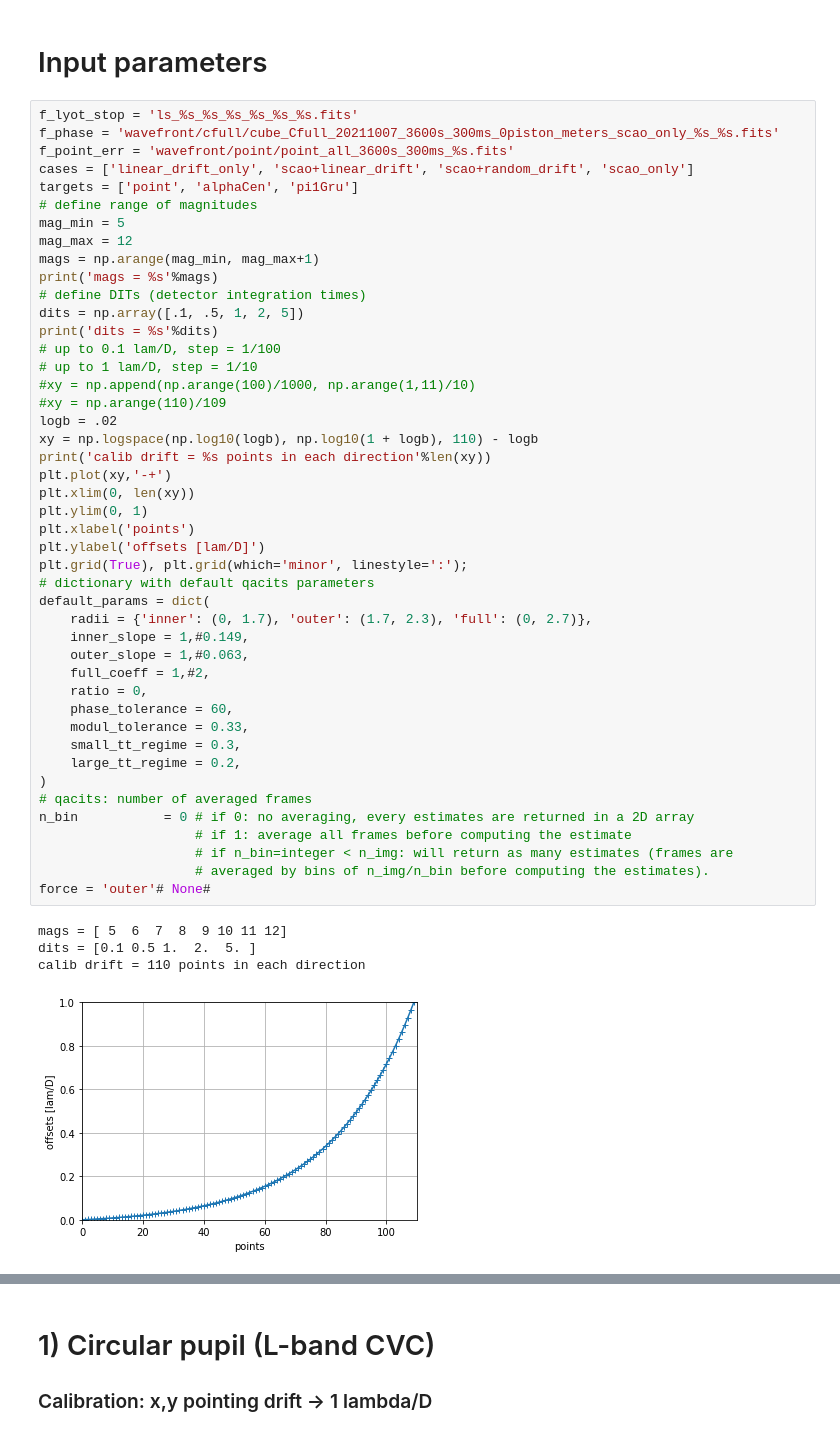
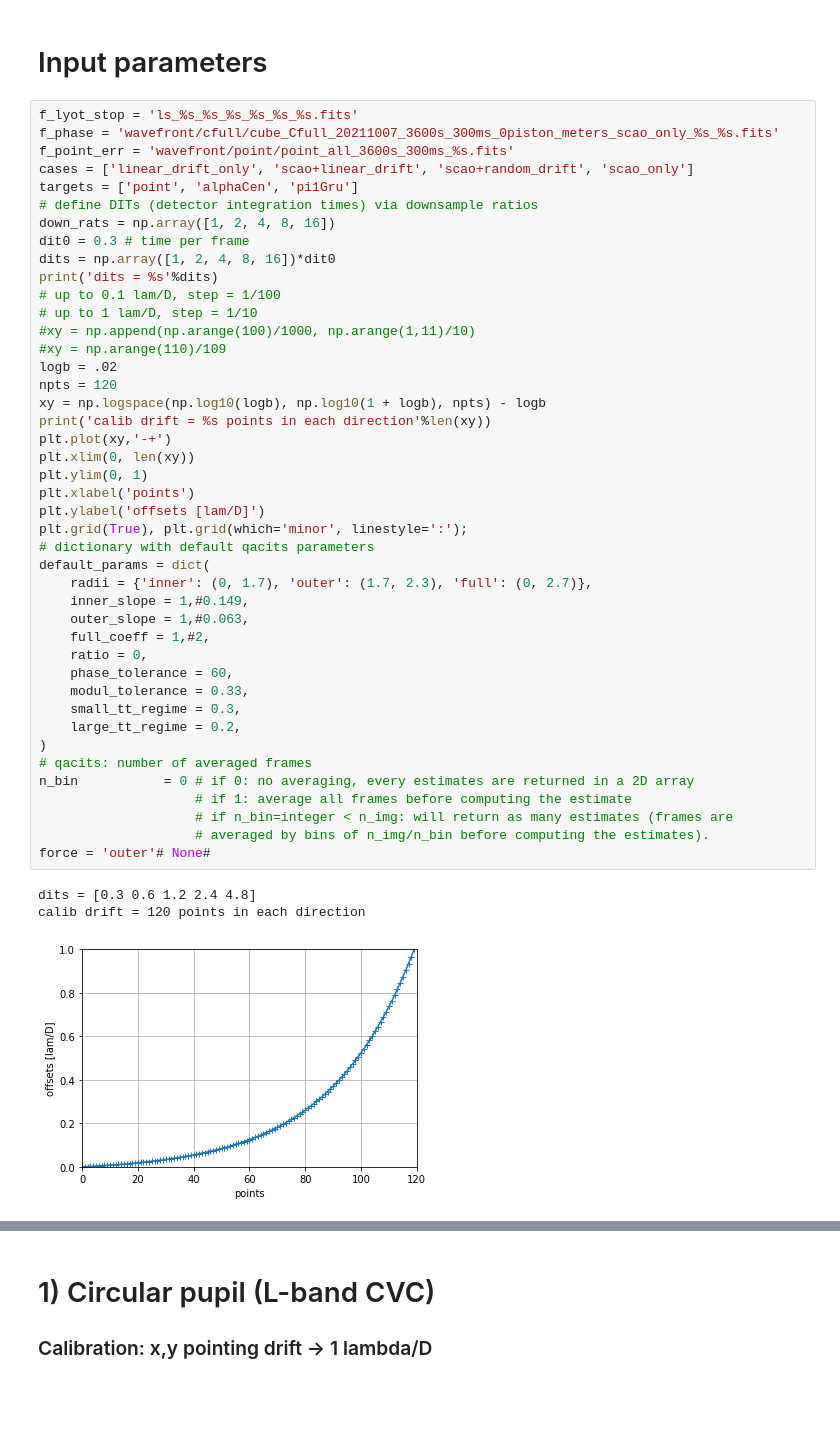
Before and after one commit to vortex-exoplanet/HEEPS, a Jupyter notebook: tools/qacits/qacits_psfs.ipynb, the cells around one changed output, grey strips where cells are left out. Drawn from its saved outputs; the diff is of its cells as text; blank space fills up the shorter version.

```diff
--- a/tools/qacits/qacits_psfs.ipynb
+++ b/tools/qacits/qacits_psfs.ipynb
@@ -19,50 +19,47 @@ f_phase = 'wavefront/cfull/cube_Cfull_20211007_3600s_300ms_0piston_meters_scao_o
 f_point_err = 'wavefront/point/point_all_3600s_300ms_%s.fits'
 cases = ['linear_drift_only', 'scao+linear_drift', 'scao+random_drift', 'scao_only']
 targets = ['point', 'alphaCen', 'pi1Gru']
-# define range of magnitudes
-mag_min = 5
-mag_max = 12
-mags = np.arange(mag_min, mag_max+1)
-print('mags = %s'%mags)
-# define DITs (detector integration times)
-dits = np.array([.1, .5, 1, 2, 5])
+# define DITs (detector integration times) via downsample ratios
+down_rats = np.array([1, 2, 4, 8, 16])
+dit0 = 0.3 # time per frame
+dits = np.array([1, 2, 4, 8, 16])*dit0
 print('dits = %s'%dits)
 # up to 0.1 lam/D, step = 1/100
 # up to 1 lam/D, step = 1/10
 #xy = np.append(np.arange(100)/1000, np.arange(1,11)/10)
 #xy = np.arange(110)/109
 logb = .02
-xy = np.logspace(np.log10(logb), np.log10(1 + logb), 110) - logb
+npts = 120
+xy = np.logspace(np.log10(logb), np.log10(1 + logb), npts) - logb
 print('calib drift = %s points in each direction'%len(xy))
 plt.plot(xy,'-+')
 plt.xlim(0, len(xy))
 plt.ylim(0, 1)
 plt.xlabel('points')
 plt.ylabel('offsets [lam/D]')
 plt.grid(True), plt.grid(which='minor', linestyle=':');
 # dictionary with default qacits parameters
 default_params = dict(
     radii = {'inner': (0, 1.7), 'outer': (1.7, 2.3), 'full': (0, 2.7)},
     inner_slope = 1,#0.149,
     outer_slope = 1,#0.063,
     full_coeff = 1,#2,
     ratio = 0,
     phase_tolerance = 60,
     modul_tolerance = 0.33,
     small_tt_regime = 0.3,
     large_tt_regime = 0.2,
 )
 # qacits: number of averaged frames
 n_bin           = 0 # if 0: no averaging, every estimates are returned in a 2D array
                     # if 1: average all frames before computing the estimate
                     # if n_bin=integer < n_img: will return as many estimates (frames are
                     # averaged by bins of n_img/n_bin before computing the estimates).
 force = 'outer'# None#
 # %% [output]
-mags = [ 5  6  7  8  9 10 11 12]
-dits = [0.1 0.5 1.  2.  5. ]
-calib drift = 110 points in each direction
+dits = [0.3 0.6 1.2 2.4 4.8]
+calib drift = 120 points in each direction
-[figure, old version]
+[figure, new version]
 # %%
 rstar_catalog = {'alphaCen': 4.26, # mas
                  'pi1Gru': 9.18, # mas
```
Also changed, not shown: parts of 13 cells of this notebook.
